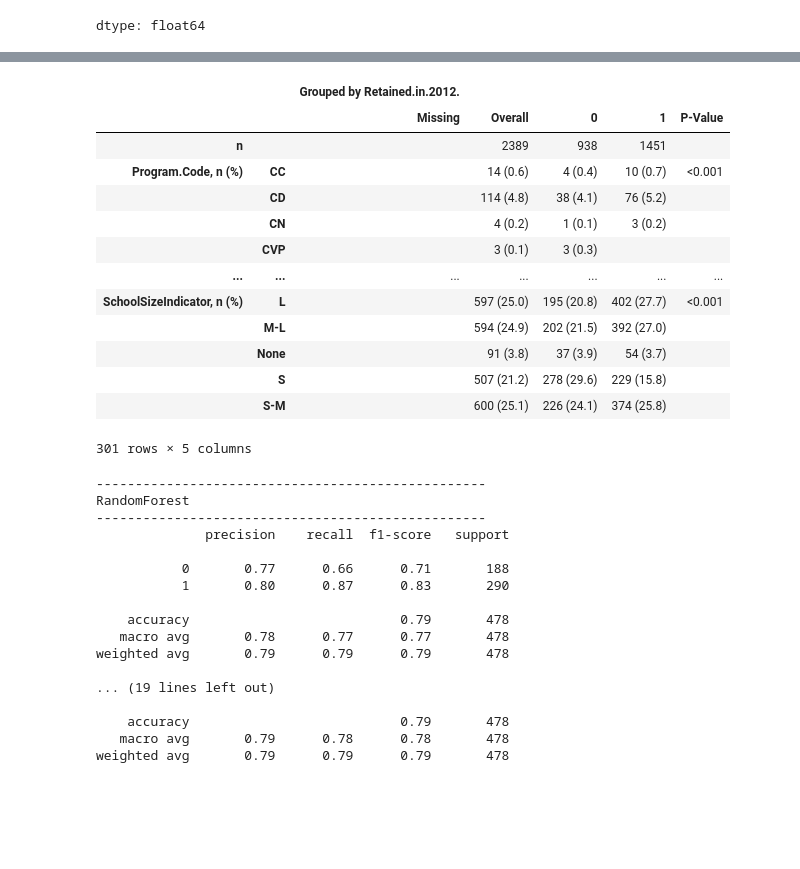
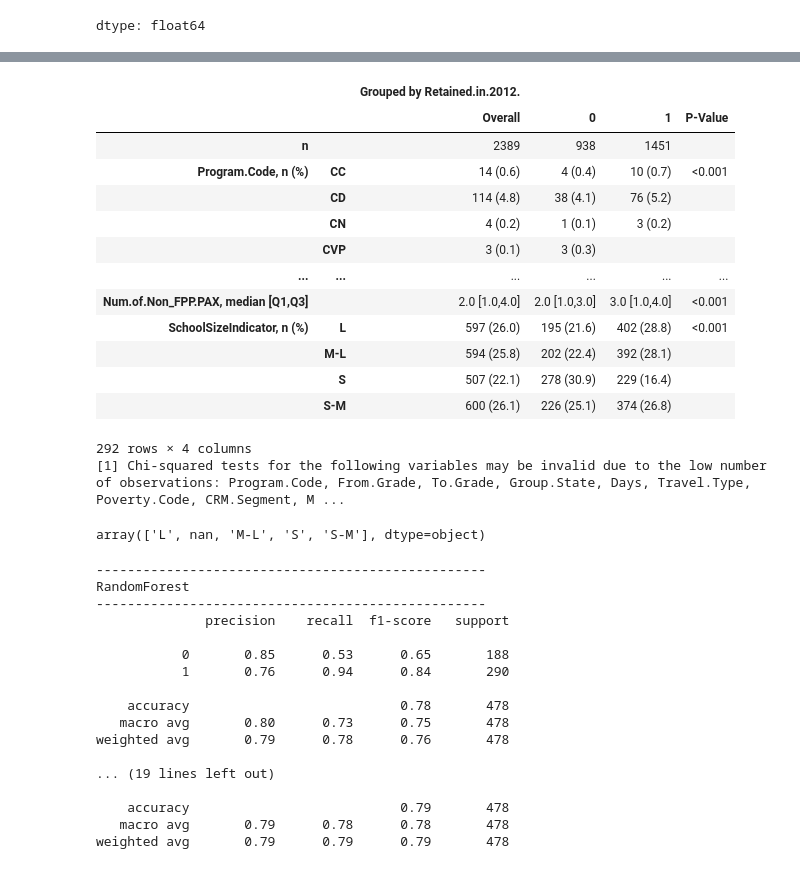
Before and after one commit to it-ces/Analytics-puj, a Jupyter notebook: First-work-Analytics.ipynb, the cells around one changed output, grey strips where cells are left out. Cells and saved outputs as stored; diff of their text form; code cells hidden in the pictures; blank space fills up the shorter version.

```diff
--- a/First-work-Analytics.ipynb
+++ b/First-work-Analytics.ipynb
@@ -43,12 +43,13 @@ env: OMP_NUM_THREADS=4
 # %%
 df = pd.read_csv("https://raw.githubusercontent.com/it-ces/Analytics-puj/main/03%20CSV%20data%20--%20STC(A)_numerical%20dates.csv")
 df.drop(columns=['ID'], inplace=True)
-df.replace([None, 'None'], np.nan, inplace=True)
+for col in df.columns:
+  df[col] = df[col].replace([None, 'None'], np.nan)
 # Convertimos a variables categoricas
 for col in ['From.Grade','To.Grade','Is.Non.Annual.',
    'Parent.Meeting.Flag','Days','CRM.Segment','MDR.High.Grade',
    'School.Sponsor','NumberOfMeetingswithParents','SingleGradeTripFlag','Retained.in.2012.']:
-    df[col] = df[col].astype('category')
+    df[col] = df[col].astype('object')
 # %%
 categorical, nonormal,  normal = classify_vars(df)
 df[nonormal + normal].describe()
@@ -90,7 +87,4 @@ errores
-# %%
-df[errores].replace(['None', None], np.nan, inplace=True)
 # %%
 for error in errores:
-  df[error]  = df[error].astype("object")
   df[error] = [str(dato) for dato in df[error]]
   df[error] = df[error].replace("nan", np.nan)
@@ -113,22 +91,30 @@ dtype: int64
+# %%
+df_tbone = df.copy()
 # %%
 categorical.remove('Retained.in.2012.')
-mytable = TableOne(df,categorical=categorical, nonnormal=nonormal,  groupby='Retained.in.2012.', pval=True)
+mytable = TableOne(df_tbone,categorical=categorical, nonnormal=nonormal,  missing=False,
+                   groupby='Retained.in.2012.', pval=True)
 mytable # This table could be exported as Word, excel and LaTeX...
 # %% [output]
-|  |  | Grouped by Retained.in.2012. |  |  |  |  |
-|  |  | Missing | Overall | 0 | 1 | P-Value |
-| n |  |  | 2389 | 938 | 1451 |  |
-| Program.Code, n (%) | CC |  | 14 (0.6) | 4 (0.4) | 10 (0.7) | <0.001 |
-|  | CD |  | 114 (4.8) | 38 (4.1) | 76 (5.2) |  |
-|  | CN |  | 4 (0.2) | 1 (0.1) | 3 (0.2) |  |
-|  | CVP |  | 3 (0.1) | 3 (0.3) |  |  |
-| ... | ... | ... | ... | ... | ... | ... |
-| SchoolSizeIndicator, n (%) | L |  | 597 (25.0) | 195 (20.8) | 402 (27.7) | <0.001 |
-|  | M-L |  | 594 (24.9) | 202 (21.5) | 392 (27.0) |  |
-|  | None |  | 91 (3.8) | 37 (3.9) | 54 (3.7) |  |
-|  | S |  | 507 (21.2) | 278 (29.6) | 229 (15.8) |  |
-|  | S-M |  | 600 (25.1) | 226 (24.1) | 374 (25.8) |  |
+|  |  | Grouped by Retained.in.2012. |  |  |  |
+|  |  | Overall | 0 | 1 | P-Value |
+| n |  | 2389 | 938 | 1451 |  |
+| Program.Code, n (%) | CC | 14 (0.6) | 4 (0.4) | 10 (0.7) | <0.001 |
+|  | CD | 114 (4.8) | 38 (4.1) | 76 (5.2) |  |
+|  | CN | 4 (0.2) | 1 (0.1) | 3 (0.2) |  |
+|  | CVP | 3 (0.1) | 3 (0.3) |  |  |
+| ... | ... | ... | ... | ... | ... |
+| Num.of.Non_FPP.PAX, median [Q1,Q3] |  | 2.0 [1.0,4.0] | 2.0 [1.0,3.0] | 3.0 [1.0,4.0] | <0.001 |
+| SchoolSizeIndicator, n (%) | L | 597 (26.0) | 195 (21.6) | 402 (28.8) | <0.001 |
+|  | M-L | 594 (25.8) | 202 (22.4) | 392 (28.1) |  |
+|  | S | 507 (22.1) | 278 (30.9) | 229 (16.4) |  |
+|  | S-M | 600 (26.1) | 226 (25.1) | 374 (26.8) |  |
-301 rows × 5 columns
+292 rows × 4 columns
+[1] Chi-squared tests for the following variables may be invalid due to the low number of observations: Program.Code, From.Grade, To.Grade, Group.State, Days, Travel.Type, Poverty.Code, CRM.Segment, M ...
+# %%
+df["SchoolSizeIndicator"].unique()
+# %% [output]
+array(['L', nan, 'M-L', 'S', 'S-M'], dtype=object)
 # %%
 mytable.to_excel("tablaaaa.xlsx")
 # %%
@@ -165,7 +151,8 @@ preprocessing = ColumnTransformer([
 
 # Create a pipeline
 classifiers = {
-              #'SupportVector': GridSearchSVC(),
+              'rnn': rnngruis(),
+              'SupportVector': GridSearchSVC(),
               'RandomForest':GridSearchRandomForest(),
               'Adaboost': GridSearchAdaBoost(),
               'LogitSearch': GridSearchLogisticRegression()}
@@ -188,12 +175,12 @@ RandomForest
 --------------------------------------------------
               precision    recall  f1-score   support
 
-           0       0.77      0.66      0.71       188
-           1       0.80      0.87      0.83       290
+           0       0.85      0.53      0.65       188
+           1       0.76      0.94      0.84       290
 
-    accuracy                           0.79       478
-   macro avg       0.78      0.77      0.77       478
-weighted avg       0.79      0.79      0.79       478
+    accuracy                           0.78       478
+   macro avg       0.80      0.73      0.75       478
+weighted avg       0.79      0.78      0.76       478
 
 ... (19 lines left out)
 
```
Also changed, not shown: parts of 6 cells of this notebook.
